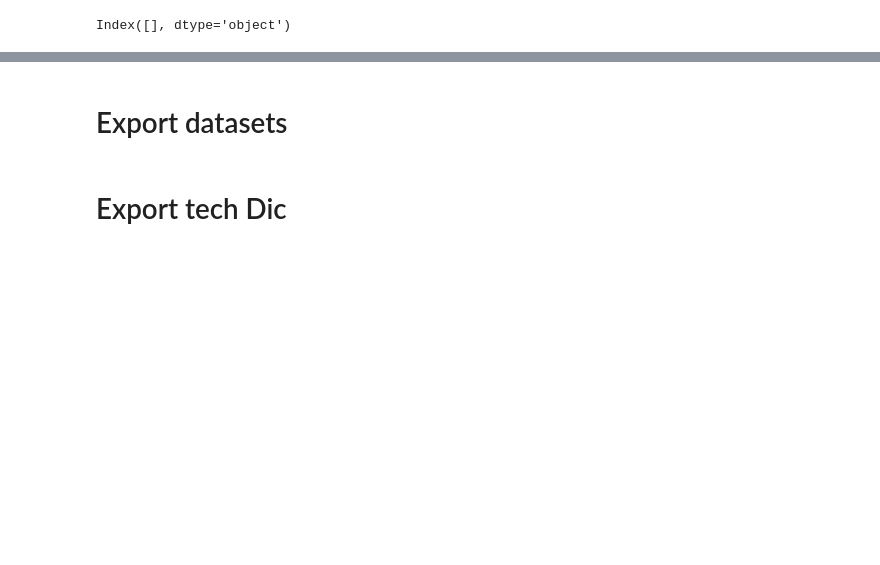
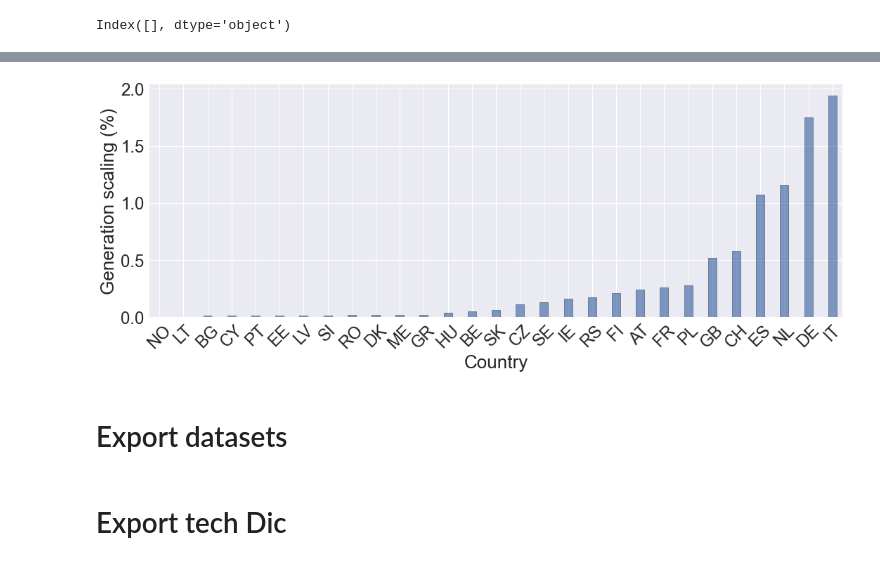
Before and after one commit to INATECH-CIG/entso-e_GenerationOutputPerType, a Jupyter notebook: Generation_per_Type.ipynb, the cells around one changed output, grey strips where cells are left out. Saved outputs shown, nothing was run; the diff lists cells and outputs as text; code cells hidden in the pictures; blank space fills up the shorter version.

```diff
--- a/Generation_per_Type.ipynb
+++ b/Generation_per_Type.ipynb
@@ -735,2 +1113,25 @@ ax.set_ylim(0, 80)  # most of the data
 # %%
 fig.savefig(os.path.join(output_directory_path + '/_generation_scaling_zoom.png'))
+# %%
+fig, ax = plt.subplots(1, 1)
+
+ax = round(GE_compar, 4).sort_values(by='diff_pro_gen_all')['diff_pro_gen_all'].multiply(100).plot(kind='bar',
+                                                                     ylabel='Generation scaling (%)',
+                                                                     linewidth=0.5,
+                                                                     edgecolor='black',
+                                                                     alpha=0.7,
+                                                                     width=0.35)
+
+ax.set_xlabel("Country" , fontsize=26)
+ax.set_ylabel("Generation scaling (%)", fontsize=26)
+
+ax.tick_params(axis='y',labelsize=24)
+ax.tick_params(axis='x',labelsize=24)
+
+
+ax.tick_params(axis='x', rotation=45)
+
+fig.tight_layout()
+pass
+# %% [output]
+[figure, added]
```
Also changed, not shown: parts of 52 cells of this notebook, 1 other file.
